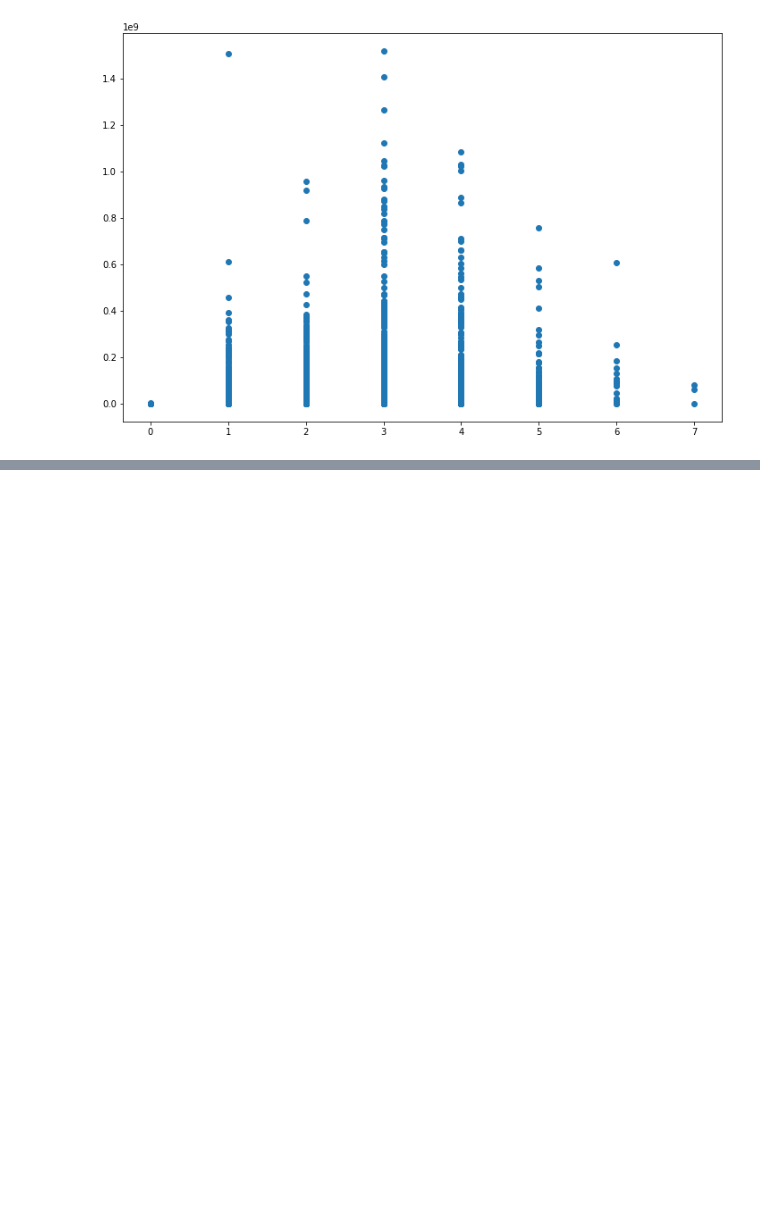
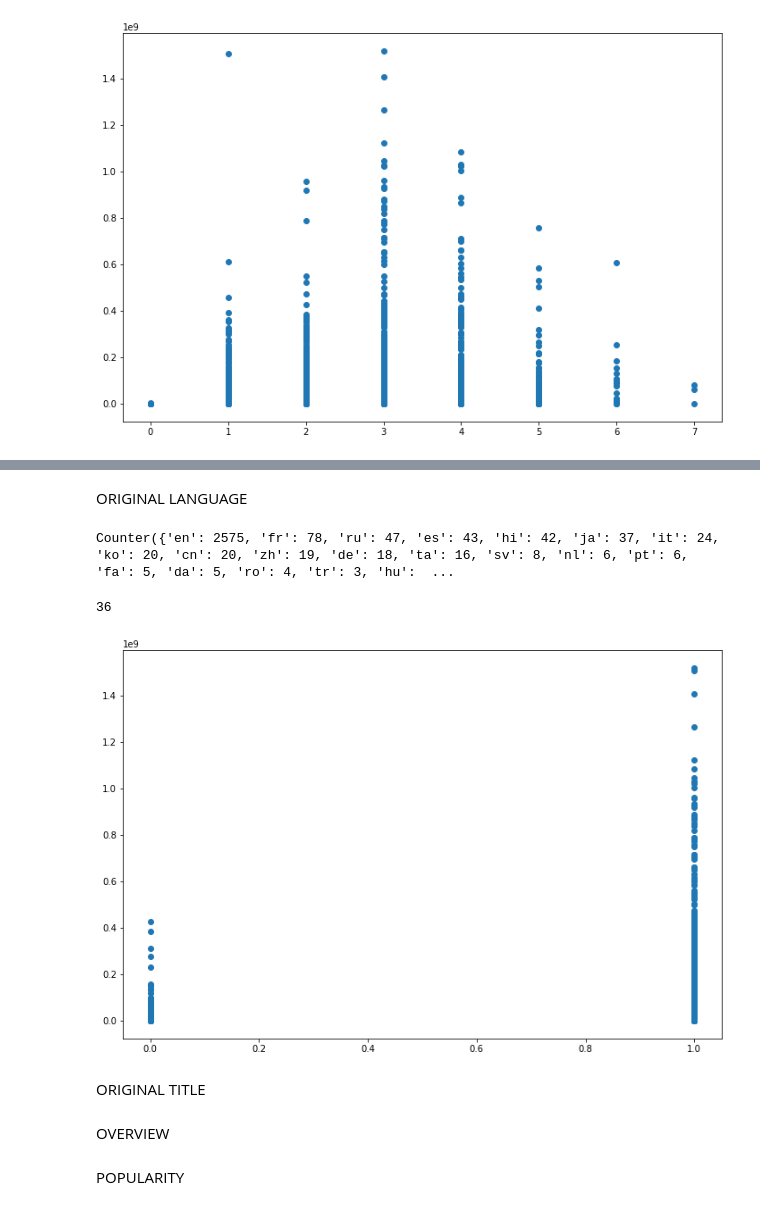
Before and after one commit to giacomobais/Data-WebMining, a Jupyter notebook: Progetto.ipynb, the cells around one changed output, grey strips where cells are left out. Saved outputs shown, nothing was run; the diff lists cells and outputs as text; code cells hidden in the pictures; blank space fills up the shorter version.

```diff
--- a/Progetto.ipynb
+++ b/Progetto.ipynb
@@ -198,0 +199,2 @@ Counter(list_of_genres).most_common(12)
+# %%
+train = train.drop(['imdb_id'], axis=1)
@@ -198,0 +218,23 @@ Counter(list_of_genres).most_common(12)
+# %% [markdown]
+ORIGINAL LANGUAGE
+# %%
+list_of_languages = []
+for lan in train['original_language']:
+    list_of_languages.append(lan)
+print(Counter(list_of_languages))
+unique_languages = set(list_of_languages)
+len(unique_languages)
+# %% [output]
+Counter({'en': 2575, 'fr': 78, 'ru': 47, 'es': 43, 'hi': 42, 'ja': 37, 'it': 24, 'ko': 20, 'cn': 20, 'zh': 19, 'de': 18, 'ta': 16, 'sv': 8, 'nl': 6, 'pt': 6, 'fa': 5, 'da': 5, 'ro': 4, 'tr': 3, 'hu':  ...
+36
+# %%
+train['is_english'] = train['original_language'].apply(lambda x: 1 if (x == 'en') else 0)
+train = train.drop(['original_language'], axis=1)
+# %%
+plt.figure(figsize=(12,8))
+plt.scatter("is_english", "revenue", data=train)
+plt.show()
+# %% [output]
+[figure, added]
+# %% [markdown]
+ORIGINAL TITLE
@@ -198,0 +243,2 @@ Counter(list_of_genres).most_common(12)
+# %% [markdown]
+OVERVIEW
@@ -198,0 +247,2 @@ Counter(list_of_genres).most_common(12)
+# %% [markdown]
+POPULARITY
```
Also changed, not shown: parts of 26 cells of this notebook.
